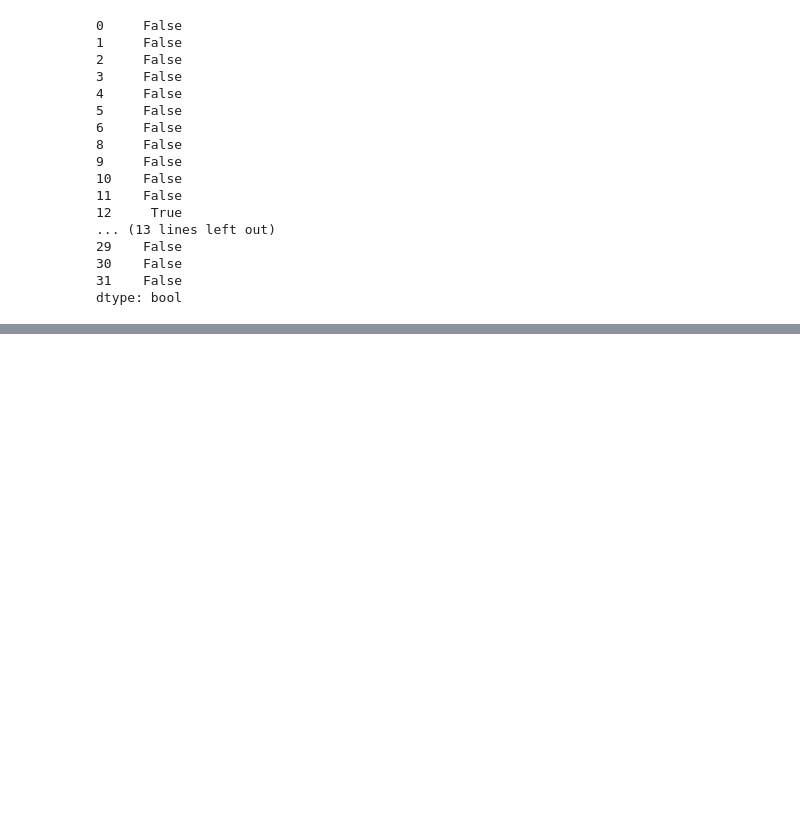
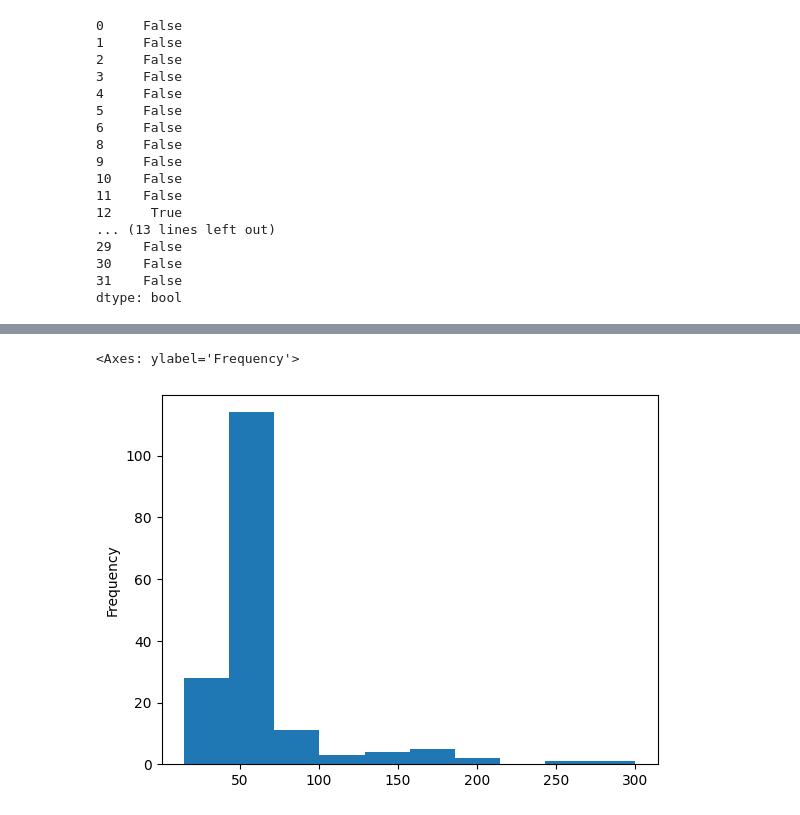
Before and after one commit to Krriisshna/InternshipBharatSkillz, a Jupyter notebook: DataAnalysis/Libraries.ipynb, the cells around one changed output, grey strips where cells are left out. Saved outputs shown, nothing was run; the diff lists cells and outputs as text; code cells hidden in the pictures; blank space fills up the shorter version.

```diff
--- a/DataAnalysis/Libraries.ipynb
+++ b/DataAnalysis/Libraries.ipynb
@@ -432,0 +463,5 @@ dtale.show(df)
+# %%
+df['Duration'].plot(kind = 'hist')
+# %% [output]
+<Axes: ylabel='Frequency'>
+[figure, added]
```
Also changed, not shown: parts of 5 cells of this notebook.
